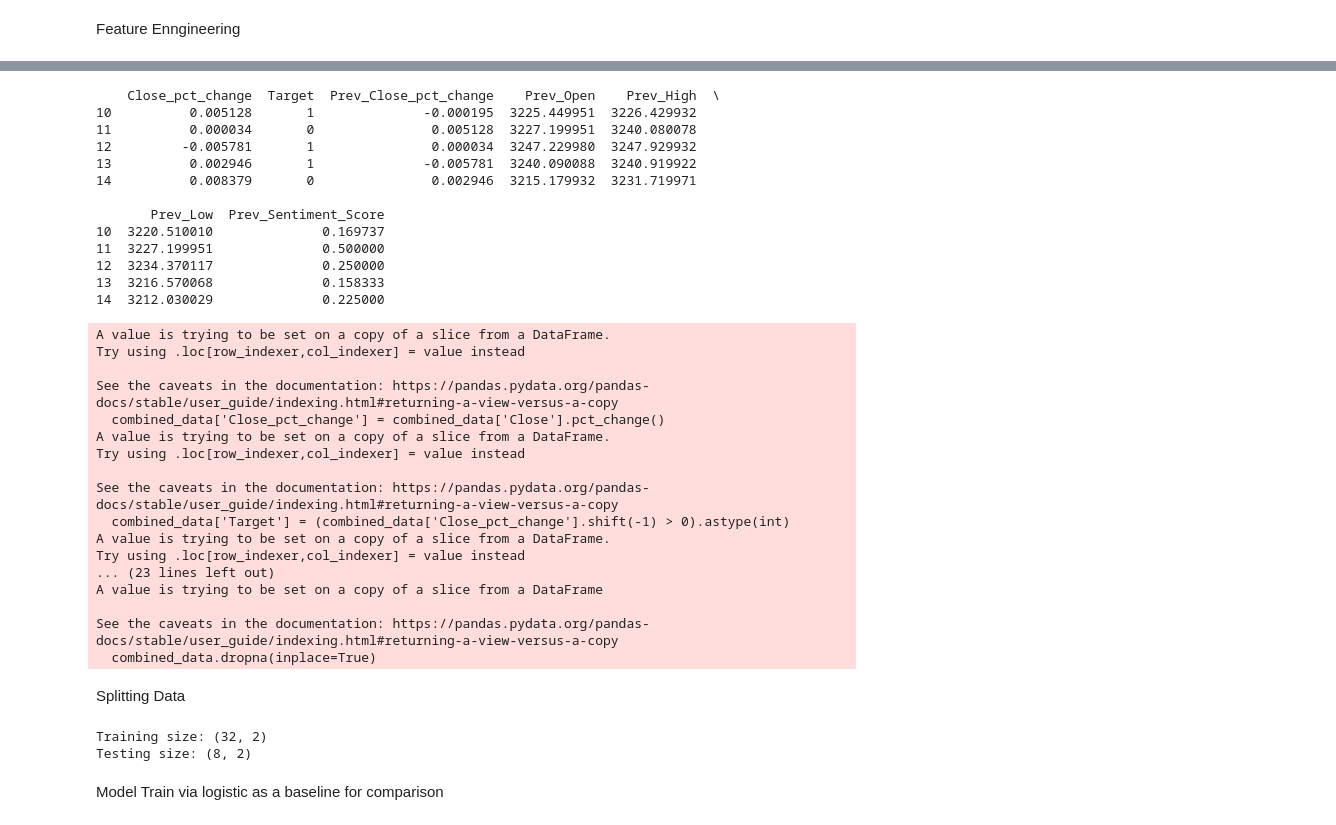
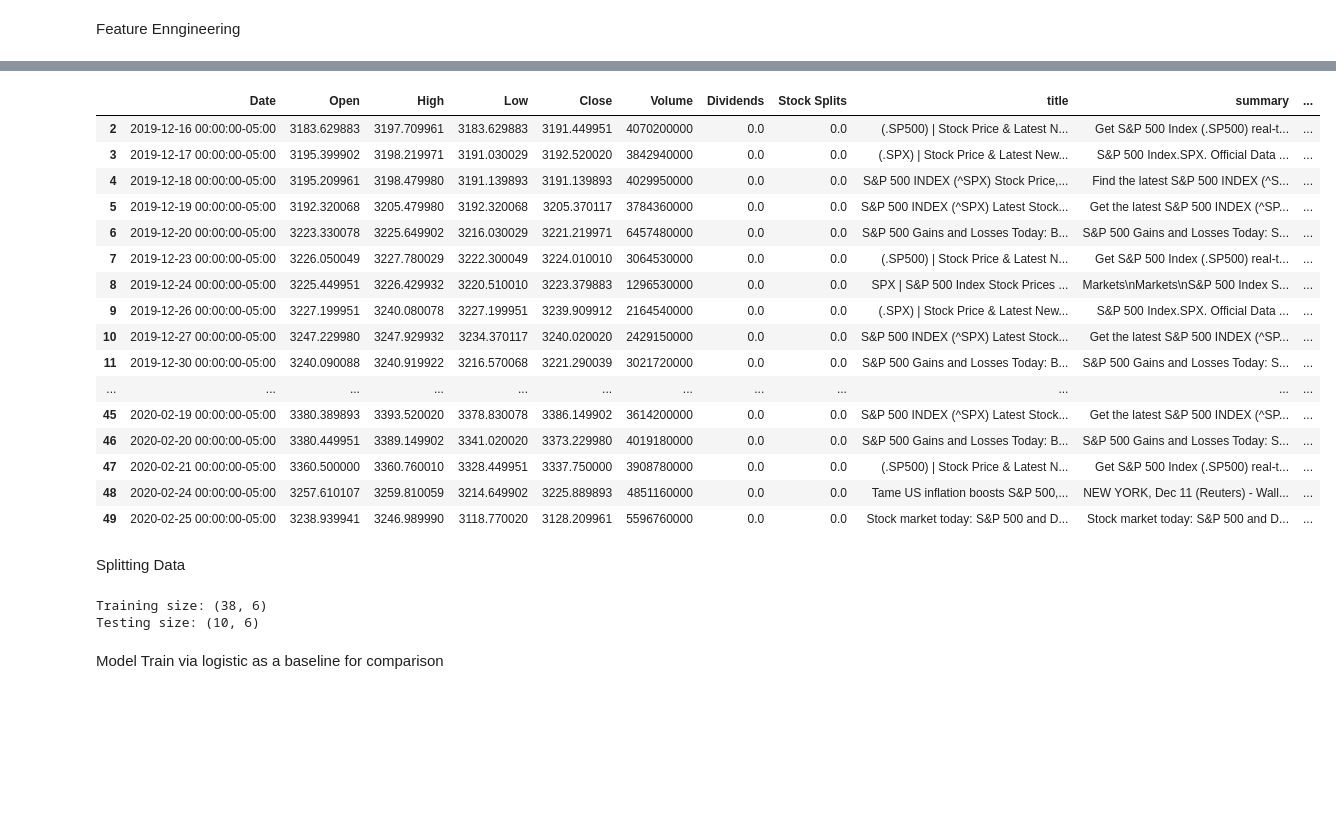
Before and after one commit to rbidini/DeepLearnProject, a Jupyter notebook: Project Submission.ipynb, the cells around one changed output, grey strips where cells are left out. Cells and saved outputs as stored; diff of their text form; code cells hidden in the pictures; blank space fills up the shorter version.

```diff
--- a/Project Submission.ipynb
+++ b/Project Submission.ipynb
@@ -973,52 +995,23 @@ print(combined_data[['Close_pct_change', 'Target', 'Prev_Close_pct_change', 'Pre
-# %%
-combined_data['Close_pct_change'] = combined_data['Close'].pct_change()
-
-# Create a binary target: 1 for "up", 0 for "down"
-combined_data['Target'] = (combined_data['Close_pct_change'].shift(-1) > 0).astype(int)
-
-# Create lagging features for Open, High, Low, Close, and Sentiment
-combined_data['Prev_Close_pct_change'] = combined_data['Close_pct_change'].shift(1)
-combined_data['Prev_Open'] = combined_data['Open'].shift(1)
-combined_data['Prev_High'] = combined_data['High'].shift(1)
-combined_data['Prev_Low'] = combined_data['Low'].shift(1)
-combined_data['Prev_Sentiment_Score'] = combined_data['sentiment_score'].shift(1)
-
-
-# Drop rows with NaN values (e.g., first row after shifting)
-combined_data.dropna(inplace=True)
-
-print(combined_data[['Close_pct_change', 'Target', 'Prev_Close_pct_change', 'Prev_Open', 'Prev_High', 'Prev_Low', 'Prev_Sentiment_Score']].head())
-# %% [output]
-    Close_pct_change  Target  Prev_Close_pct_change    Prev_Open    Prev_High  \
-10          0.005128       1              -0.000195  3225.449951  3226.429932
-11          0.000034       0               0.005128  3227.199951  3240.080078
-12         -0.005781       1               0.000034  3247.229980  3247.929932
-13          0.002946       1              -0.005781  3240.090088  3240.919922
-14          0.008379       0               0.002946  3215.179932  3231.719971
-
-       Prev_Low  Prev_Sentiment_Score
-10  3220.510010              0.169737
-11  3227.199951              0.500000
-12  3234.370117              0.250000
-13  3216.570068              0.158333
-14  3212.030029              0.225000
-A value is trying to be set on a copy of a slice from a DataFrame.
-Try using .loc[row_indexer,col_indexer] = value instead
-
-See the caveats in the documentation: https://pandas.pydata.org/pandas-docs/stable/user_guide/indexing.html#returning-a-view-versus-a-copy
-  combined_data['Close_pct_change'] = combined_data['Close'].pct_change()
-A value is trying to be set on a copy of a slice from a DataFrame.
-Try using .loc[row_indexer,col_indexer] = value instead
-
-See the caveats in the documentation: https://pandas.pydata.org/pandas-docs/stable/user_guide/indexing.html#returning-a-view-versus-a-copy
-  combined_data['Target'] = (combined_data['Close_pct_change'].shift(-1) > 0).astype(int)
-A value is trying to be set on a copy of a slice from a DataFrame.
-Try using .loc[row_indexer,col_indexer] = value instead
-... (23 lines left out)
-A value is trying to be set on a copy of a slice from a DataFrame
-
-See the caveats in the documentation: https://pandas.pydata.org/pandas-docs/stable/user_guide/indexing.html#returning-a-view-versus-a-copy
-  combined_data.dropna(inplace=True)
+# %%
+combined_data
+# %% [output]
+|  | Date | Open | High | Low | Close | Volume | Dividends | Stock Splits | title | summary | ... |
+| 2 | 2019-12-16 00:00:00-05:00 | 3183.629883 | 3197.709961 | 3183.629883 | 3191.449951 | 4070200000 | 0.0 | 0.0 | (.SP500) | Stock Price & Latest N... | Get S&P 500 Index (.SP500) real-t... | ... |
+| 3 | 2019-12-17 00:00:00-05:00 | 3195.399902 | 3198.219971 | 3191.030029 | 3192.520020 | 3842940000 | 0.0 | 0.0 | (.SPX) | Stock Price & Latest New... | S&P 500 Index.SPX. Official Data ... | ... |
+| 4 | 2019-12-18 00:00:00-05:00 | 3195.209961 | 3198.479980 | 3191.139893 | 3191.139893 | 4029950000 | 0.0 | 0.0 | S&P 500 INDEX (^SPX) Stock Price,... | Find the latest S&P 500 INDEX (^S... | ... |
+| 5 | 2019-12-19 00:00:00-05:00 | 3192.320068 | 3205.479980 | 3192.320068 | 3205.370117 | 3784360000 | 0.0 | 0.0 | S&P 500 INDEX (^SPX) Latest Stock... | Get the latest S&P 500 INDEX (^SP... | ... |
+| 6 | 2019-12-20 00:00:00-05:00 | 3223.330078 | 3225.649902 | 3216.030029 | 3221.219971 | 6457480000 | 0.0 | 0.0 | S&P 500 Gains and Losses Today: B... | S&P 500 Gains and Losses Today: S... | ... |
+| 7 | 2019-12-23 00:00:00-05:00 | 3226.050049 | 3227.780029 | 3222.300049 | 3224.010010 | 3064530000 | 0.0 | 0.0 | (.SP500) | Stock Price & Latest N... | Get S&P 500 Index (.SP500) real-t... | ... |
+| 8 | 2019-12-24 00:00:00-05:00 | 3225.449951 | 3226.429932 | 3220.510010 | 3223.379883 | 1296530000 | 0.0 | 0.0 | SPX | S&P 500 Index Stock Prices ... | Markets\nMarkets\nS&P 500 Index S... | ... |
+| 9 | 2019-12-26 00:00:00-05:00 | 3227.199951 | 3240.080078 | 3227.199951 | 3239.909912 | 2164540000 | 0.0 | 0.0 | (.SPX) | Stock Price & Latest New... | S&P 500 Index.SPX. Official Data ... | ... |
+| 10 | 2019-12-27 00:00:00-05:00 | 3247.229980 | 3247.929932 | 3234.370117 | 3240.020020 | 2429150000 | 0.0 | 0.0 | S&P 500 INDEX (^SPX) Latest Stock... | Get the latest S&P 500 INDEX (^SP... | ... |
+| 11 | 2019-12-30 00:00:00-05:00 | 3240.090088 | 3240.919922 | 3216.570068 | 3221.290039 | 3021720000 | 0.0 | 0.0 | S&P 500 Gains and Losses Today: B... | S&P 500 Gains and Losses Today: S... | ... |
+| ... | ... | ... | ... | ... | ... | ... | ... | ... | ... | ... | ... |
+| 45 | 2020-02-19 00:00:00-05:00 | 3380.389893 | 3393.520020 | 3378.830078 | 3386.149902 | 3614200000 | 0.0 | 0.0 | S&P 500 INDEX (^SPX) Latest Stock... | Get the latest S&P 500 INDEX (^SP... | ... |
+| 46 | 2020-02-20 00:00:00-05:00 | 3380.449951 | 3389.149902 | 3341.020020 | 3373.229980 | 4019180000 | 0.0 | 0.0 | S&P 500 Gains and Losses Today: B... | S&P 500 Gains and Losses Today: S... | ... |
+| 47 | 2020-02-21 00:00:00-05:00 | 3360.500000 | 3360.760010 | 3328.449951 | 3337.750000 | 3908780000 | 0.0 | 0.0 | (.SP500) | Stock Price & Latest N... | Get S&P 500 Index (.SP500) real-t... | ... |
+| 48 | 2020-02-24 00:00:00-05:00 | 3257.610107 | 3259.810059 | 3214.649902 | 3225.889893 | 4851160000 | 0.0 | 0.0 | Tame US inflation boosts S&P 500,... | NEW YORK, Dec 11 (Reuters) - Wall... | ... |
+| 49 | 2020-02-25 00:00:00-05:00 | 3238.939941 | 3246.989990 | 3118.770020 | 3128.209961 | 5596760000 | 0.0 | 0.0 | Stock market today: S&P 500 and D... | Stock market today: S&P 500 and D... | ... |
 # %% [markdown]
 Splitting Data
 # %%
@@ -1026,7 +1019,7 @@ from sklearn.model_selection import train_test_split
 
 #Setting features and target
 
-X = combined_data[['Prev_Close_pct_change', 'Prev_Sentiment_Score']] #this is the features
+X = combined_data[['Prev_Close_pct_change', 'Prev_Sentiment_Score','Close_pct_change','Open','Close','Volume']] #this is the features
 y = combined_data['Target'] # 1 is up 0 is down
 
 #train test on 80-20 respectively
@@ -1036,8 +1029,8 @@ X_train, X_test, y_train, y_test = train_test_split(X,y, test_size = .2, shuffle
 print("Training size:",X_train.shape)
 print("Testing size:",X_test.shape)
 # %% [output]
-Training size: (32, 2)
-Testing size: (8, 2)
+Training size: (38, 6)
+Testing size: (10, 6)
 # %% [markdown]
 Model Train via logistic as a baseline for comparison
 # %%
```
Also changed, not shown: parts of 12 cells of this notebook.
